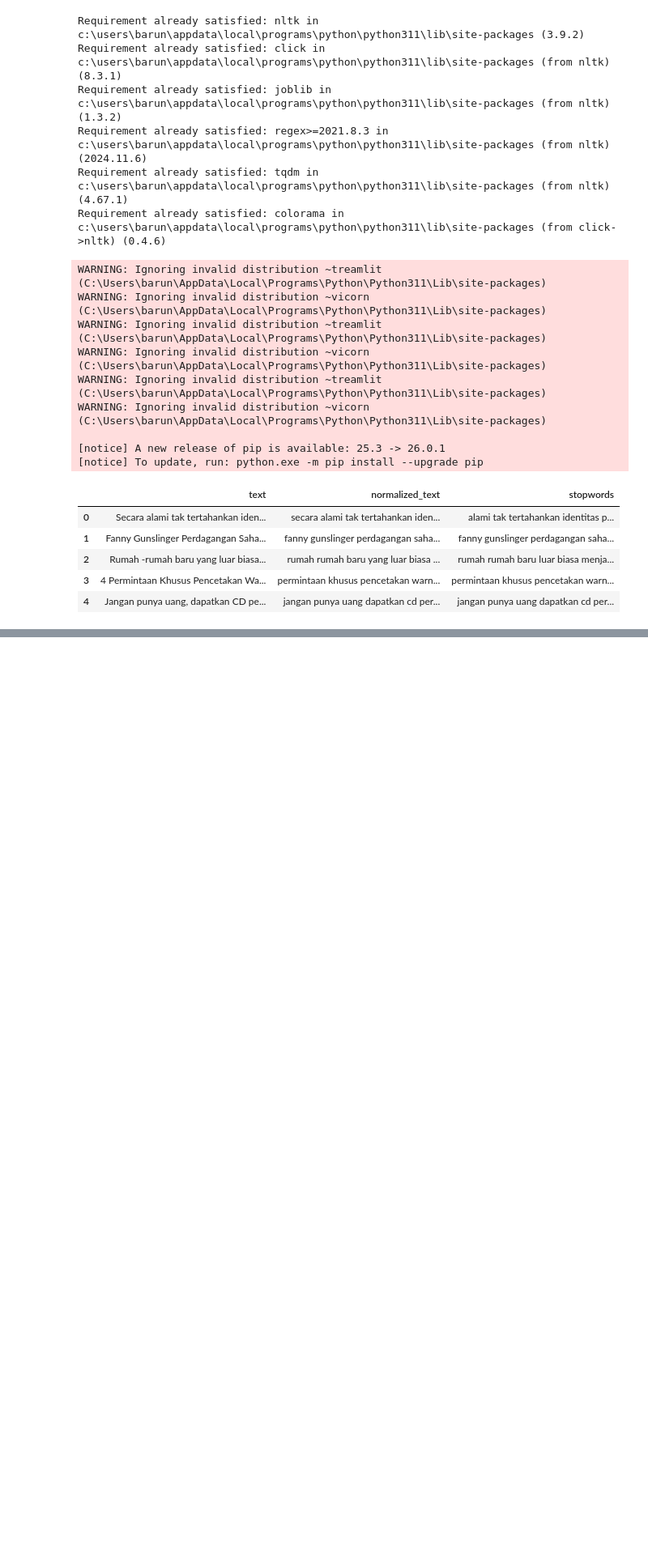
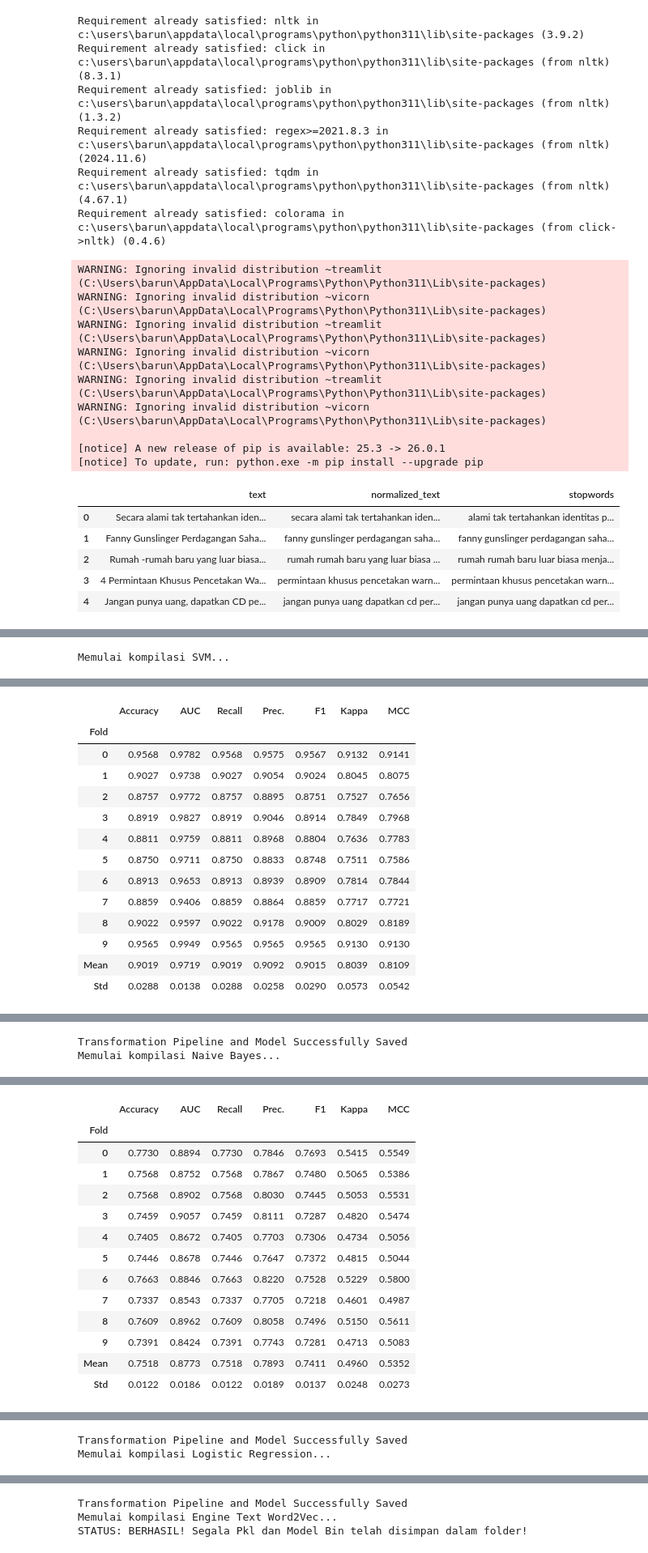
Before and after one commit to diosamuel/pba2026-kelompoknyaKartini, a Jupyter notebook: program/preprocessing_nlp.ipynb, the cells around one changed output, grey strips where cells are left out. Shown at 81% size. Cells and saved outputs as stored; diff of their text form; code cells hidden in the pictures; blank space fills up the shorter version.

Commit message:
clean up and add exported ML models

```diff
--- a/program/preprocessing_nlp.ipynb
+++ b/program/preprocessing_nlp.ipynb
@@ -344 +343,21 @@ best_model = exp_w2v.compare_models(include=['svm', 'nb', 'lr'])
 [interactive output not drawn]
+# %%
+# --- EKSPOR SELURUH MODEL (SVM, NB, LR) & W2V KAMUS ---
+print("Memulai kompilasi SVM...")
+svm_model = exp_w2v.create_model('svm')
+exp_w2v.save_model(svm_model, 'spam_model_svm')
+
+print("Memulai kompilasi Naive Bayes...")
+nb_model = exp_w2v.create_model('nb')
+exp_w2v.save_model(nb_model, 'spam_model_nb')
+
+print("Memulai kompilasi Logistic Regression...")
+lr_model = exp_w2v.create_model('lr')
+exp_w2v.save_model(lr_model, 'spam_model_lr')
+
+print("Memulai kompilasi Engine Text Word2Vec...")
+w2v_model.save('w2v_kamus.model')
+
+print("STATUS: BERHASIL! Segala Pkl dan Model Bin telah disimpan dalam folder!")
+# %% [output]
+Memulai kompilasi SVM...
@@ -344,0 +365,14 @@ best_model = exp_w2v.compare_models(include=['svm', 'nb', 'lr'])
+|  | Accuracy | AUC | Recall | Prec. | F1 | Kappa | MCC |
+| Fold |  |  |  |  |  |  |  |
+| 0 | 0.9568 | 0.9782 | 0.9568 | 0.9575 | 0.9567 | 0.9132 | 0.9141 |
+| 1 | 0.9027 | 0.9738 | 0.9027 | 0.9054 | 0.9024 | 0.8045 | 0.8075 |
+| 2 | 0.8757 | 0.9772 | 0.8757 | 0.8895 | 0.8751 | 0.7527 | 0.7656 |
+| 3 | 0.8919 | 0.9827 | 0.8919 | 0.9046 | 0.8914 | 0.7849 | 0.7968 |
+| 4 | 0.8811 | 0.9759 | 0.8811 | 0.8968 | 0.8804 | 0.7636 | 0.7783 |
+| 5 | 0.8750 | 0.9711 | 0.8750 | 0.8833 | 0.8748 | 0.7511 | 0.7586 |
+| 6 | 0.8913 | 0.9653 | 0.8913 | 0.8939 | 0.8909 | 0.7814 | 0.7844 |
+| 7 | 0.8859 | 0.9406 | 0.8859 | 0.8864 | 0.8859 | 0.7717 | 0.7721 |
+| 8 | 0.9022 | 0.9597 | 0.9022 | 0.9178 | 0.9009 | 0.8029 | 0.8189 |
+| 9 | 0.9565 | 0.9949 | 0.9565 | 0.9565 | 0.9565 | 0.9130 | 0.9130 |
+| Mean | 0.9019 | 0.9719 | 0.9019 | 0.9092 | 0.9015 | 0.8039 | 0.8109 |
+| Std | 0.0288 | 0.0138 | 0.0288 | 0.0258 | 0.0290 | 0.0573 | 0.0542 |
@@ -344,0 +380,2 @@ best_model = exp_w2v.compare_models(include=['svm', 'nb', 'lr'])
+Transformation Pipeline and Model Successfully Saved
+Memulai kompilasi Naive Bayes...
@@ -344,0 +383,14 @@ best_model = exp_w2v.compare_models(include=['svm', 'nb', 'lr'])
+|  | Accuracy | AUC | Recall | Prec. | F1 | Kappa | MCC |
+| Fold |  |  |  |  |  |  |  |
+| 0 | 0.7730 | 0.8894 | 0.7730 | 0.7846 | 0.7693 | 0.5415 | 0.5549 |
+| 1 | 0.7568 | 0.8752 | 0.7568 | 0.7867 | 0.7480 | 0.5065 | 0.5386 |
+| 2 | 0.7568 | 0.8902 | 0.7568 | 0.8030 | 0.7445 | 0.5053 | 0.5531 |
+| 3 | 0.7459 | 0.9057 | 0.7459 | 0.8111 | 0.7287 | 0.4820 | 0.5474 |
+| 4 | 0.7405 | 0.8672 | 0.7405 | 0.7703 | 0.7306 | 0.4734 | 0.5056 |
+| 5 | 0.7446 | 0.8678 | 0.7446 | 0.7647 | 0.7372 | 0.4815 | 0.5044 |
+| 6 | 0.7663 | 0.8846 | 0.7663 | 0.8220 | 0.7528 | 0.5229 | 0.5800 |
+| 7 | 0.7337 | 0.8543 | 0.7337 | 0.7705 | 0.7218 | 0.4601 | 0.4987 |
+| 8 | 0.7609 | 0.8962 | 0.7609 | 0.8058 | 0.7496 | 0.5150 | 0.5611 |
+| 9 | 0.7391 | 0.8424 | 0.7391 | 0.7743 | 0.7281 | 0.4713 | 0.5083 |
+| Mean | 0.7518 | 0.8773 | 0.7518 | 0.7893 | 0.7411 | 0.4960 | 0.5352 |
+| Std | 0.0122 | 0.0186 | 0.0122 | 0.0189 | 0.0137 | 0.0248 | 0.0273 |
@@ -344,0 +398,2 @@ best_model = exp_w2v.compare_models(include=['svm', 'nb', 'lr'])
+Transformation Pipeline and Model Successfully Saved
+Memulai kompilasi Logistic Regression...
@@ -344,0 +416,3 @@ best_model = exp_w2v.compare_models(include=['svm', 'nb', 'lr'])
+Transformation Pipeline and Model Successfully Saved
+Memulai kompilasi Engine Text Word2Vec...
+STATUS: BERHASIL! Segala Pkl dan Model Bin telah disimpan dalam folder!
```
Also changed, not shown: parts of 5 cells of this notebook, 7 other files.
